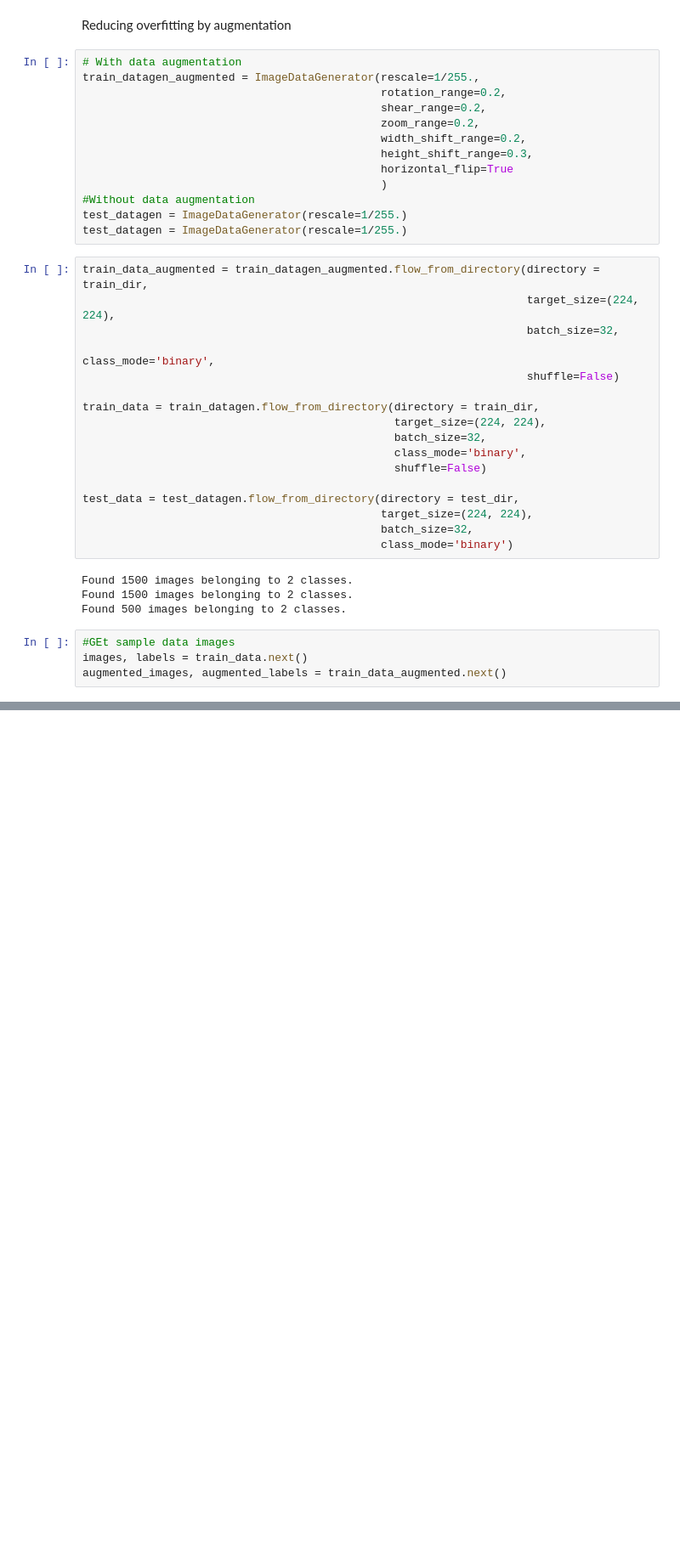
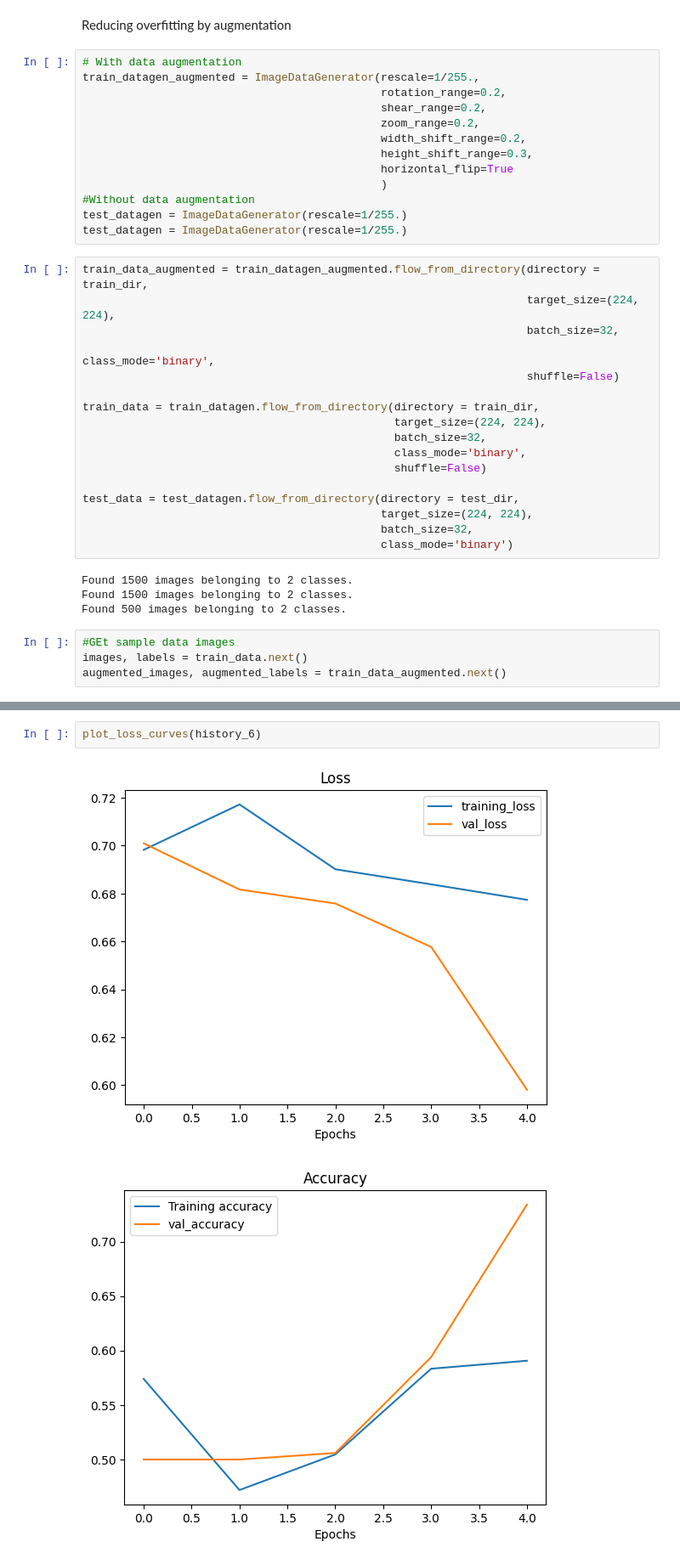
Before and after one commit to aakriti-dot/Tensorflow, a Jupyter notebook: Convolutional_neural_network.ipynb, the cells around one changed output, grey strips where cells are left out. Shown at 85% size. Saved outputs shown, nothing was run; the diff lists cells and outputs as text; blank space fills up the shorter version.

```diff
--- a/Convolutional_neural_network.ipynb
+++ b/Convolutional_neural_network.ipynb
@@ -687,0 +708,5 @@ Epoch 5/5
+# %%
+plot_loss_curves(history_6)
+# %% [output]
+[figure, added]
+[figure, added]
```
Also changed, not shown: parts of 23 cells of this notebook.
